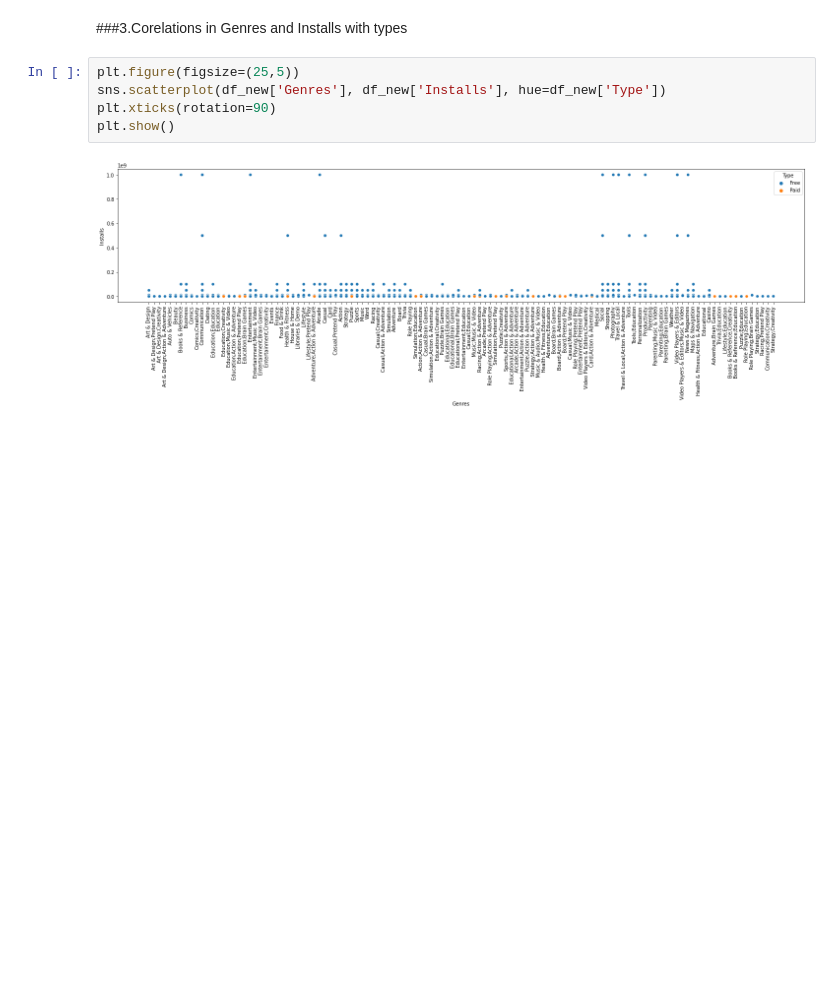
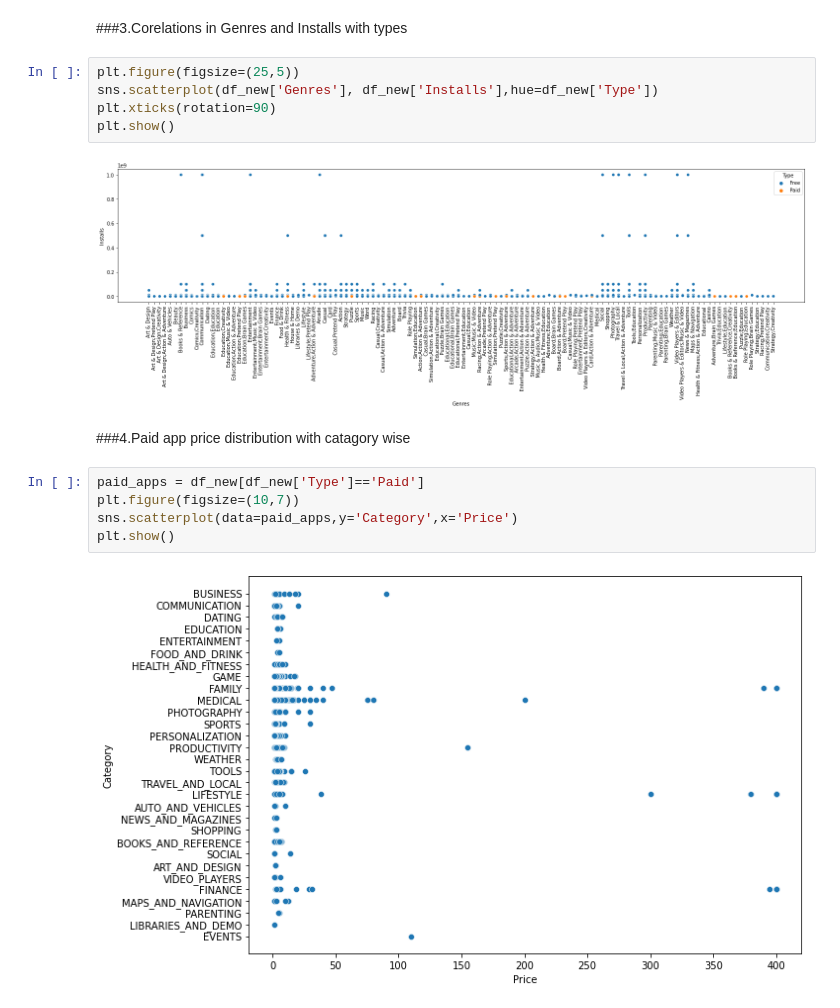
Before and after one commit to sunanda-debnath/EDA-PLAYSTORE-APP, a Jupyter notebook: Play_Store_App_Review_Analysis_Capstone_Project.ipynb, the cells around one changed output. Drawn from its saved outputs; the diff is of its cells as text; blank space fills up the shorter version.

```diff
--- a/Play_Store_App_Review_Analysis_Capstone_Project.ipynb
+++ b/Play_Store_App_Review_Analysis_Capstone_Project.ipynb
@@ -348,8 +353,17 @@ sns.pairplot(df_new,hue='Type')
 ###3.Corelations in Genres and Installs with types
 # %%
 plt.figure(figsize=(25,5))
-sns.scatterplot(df_new['Genres'], df_new['Installs'], hue=df_new['Type'])
+sns.scatterplot(df_new['Genres'], df_new['Installs'],hue=df_new['Type'])
 plt.xticks(rotation=90)
 plt.show()
 # %% [output]
 [figure]
+# %% [markdown]
+###4.Paid app price distribution with catagory wise
+# %%
+paid_apps = df_new[df_new['Type']=='Paid']
+plt.figure(figsize=(10,7))
+sns.scatterplot(data=paid_apps,y='Category',x='Price')
+plt.show()
+# %% [output]
+[figure, added]
```
Also changed, not shown: parts of 19 cells of this notebook.
